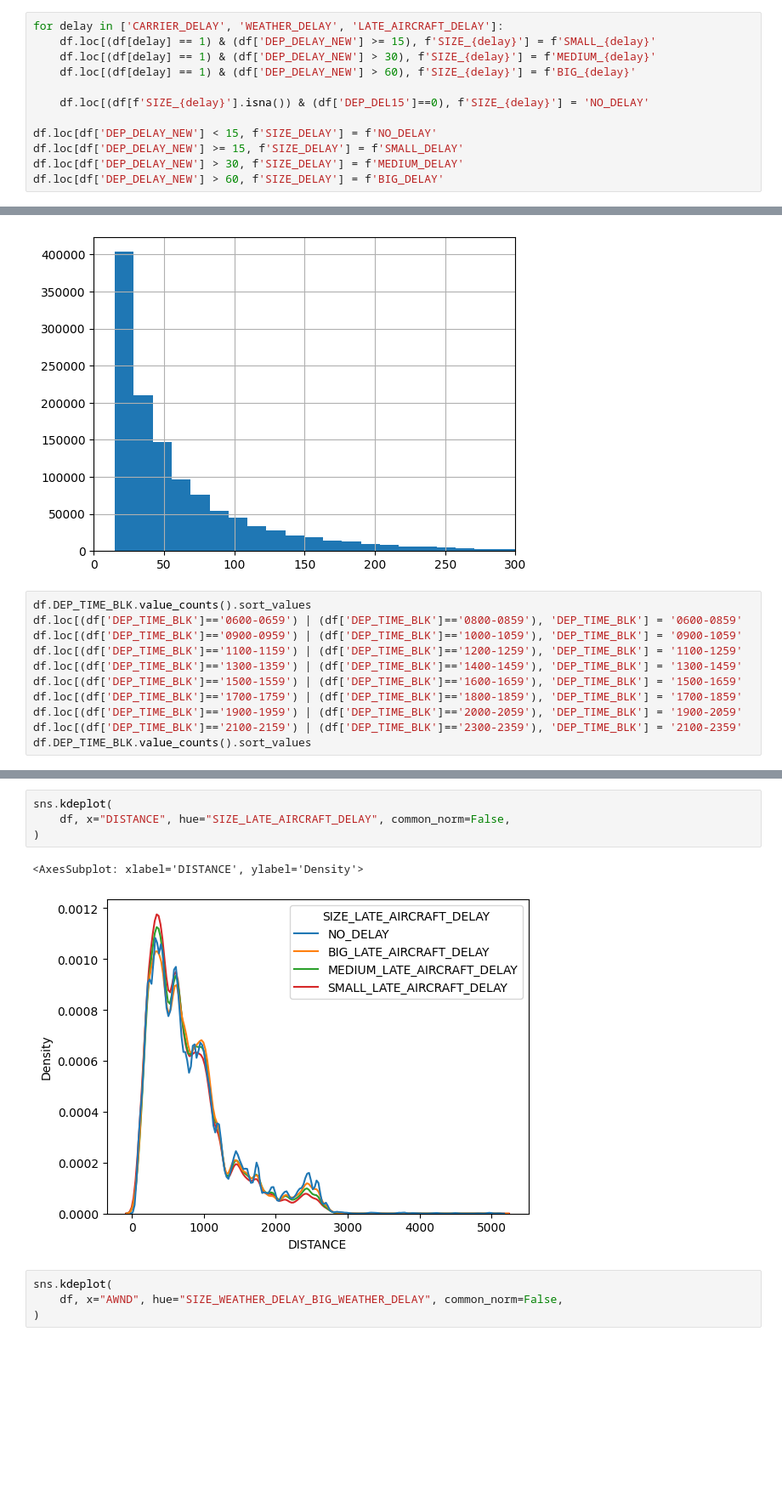
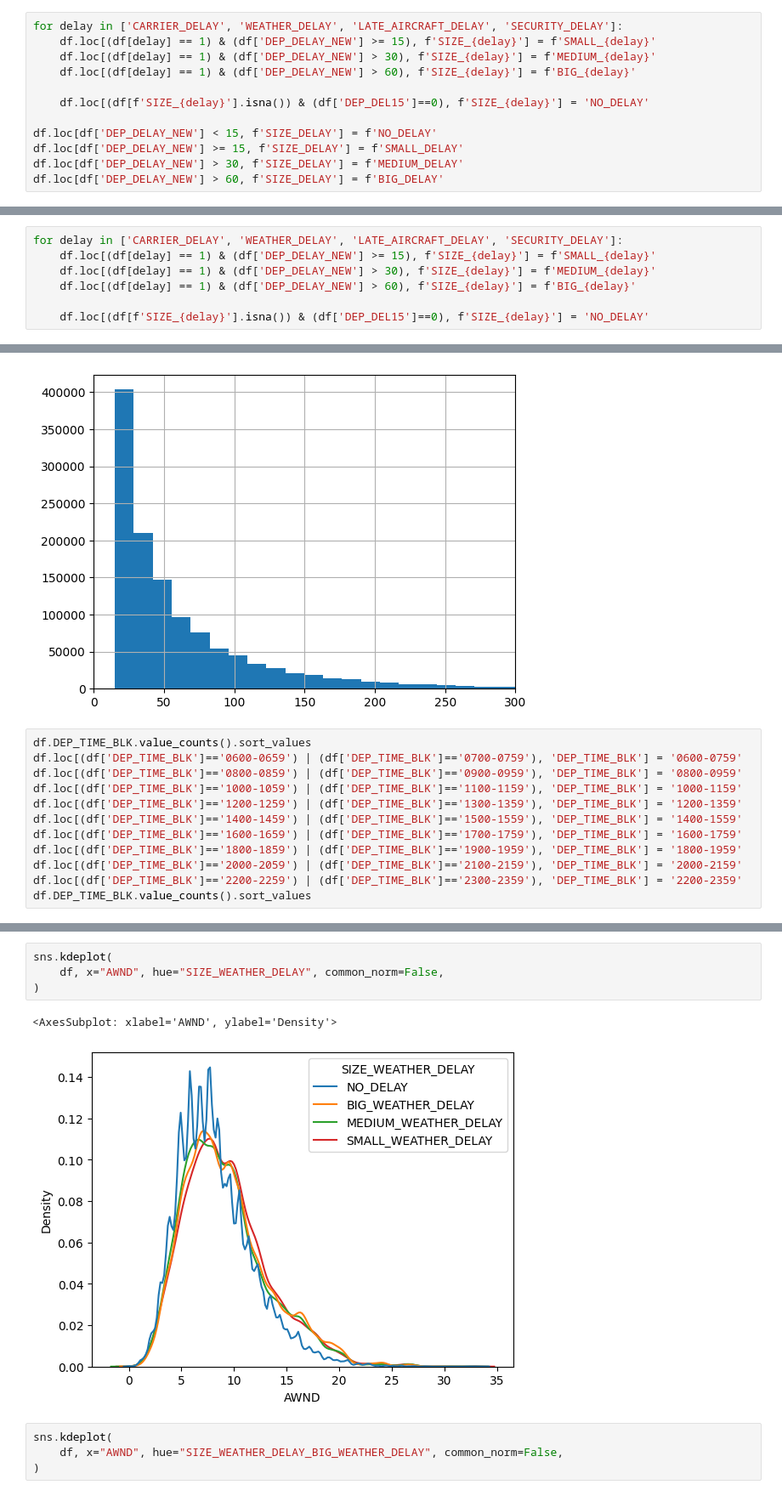
Before and after one commit to franciscapalacios/python_project, a Jupyter notebook: python_project.ipynb, the cells around one changed output, grey strips where cells are left out. Shown at 85% size. Drawn from its saved outputs; the diff is of its cells as text; blank space fills up the shorter version.

```diff
--- a/python_project.ipynb
+++ b/python_project.ipynb
@@ -80,7 +81,7 @@ df.loc[df['DEP_DEL15']==0, 'NAS_DELAY'] = 0
 df.loc[df['DEP_DEL15']==0, 'SECURITY_DELAY'] = 0
 df.loc[df['DEP_DEL15']==0, 'LATE_AIRCRAFT_DELAY'] = 0
 # %%
-for delay in ['CARRIER_DELAY', 'WEATHER_DELAY', 'LATE_AIRCRAFT_DELAY']:
+for delay in ['CARRIER_DELAY', 'WEATHER_DELAY', 'LATE_AIRCRAFT_DELAY', 'SECURITY_DELAY']:
     df.loc[(df[delay] == 1) & (df['DEP_DELAY_NEW'] >= 15), f'SIZE_{delay}'] = f'SMALL_{delay}'
     df.loc[(df[delay] == 1) & (df['DEP_DELAY_NEW'] > 30), f'SIZE_{delay}'] = f'MEDIUM_{delay}'
     df.loc[(df[delay] == 1) & (df['DEP_DELAY_NEW'] > 60), f'SIZE_{delay}'] = f'BIG_{delay}'
@@ -97,6 +98,13 @@ df = pd.get_dummies(df, columns=['SIZE_WEATHER_DELAY'])
 df = pd.get_dummies(df, columns=['SIZE_LATE_AIRCRAFT_DELAY'])
 
 df = df.fillna(0)
+# %%
+for delay in ['CARRIER_DELAY', 'WEATHER_DELAY', 'LATE_AIRCRAFT_DELAY', 'SECURITY_DELAY']:
+    df.loc[(df[delay] == 1) & (df['DEP_DELAY_NEW'] >= 15), f'SIZE_{delay}'] = f'SMALL_{delay}'
+    df.loc[(df[delay] == 1) & (df['DEP_DELAY_NEW'] > 30), f'SIZE_{delay}'] = f'MEDIUM_{delay}'
+    df.loc[(df[delay] == 1) & (df['DEP_DELAY_NEW'] > 60), f'SIZE_{delay}'] = f'BIG_{delay}'
+
+    df.loc[(df[f'SIZE_{delay}'].isna()) & (df['DEP_DEL15']==0), f'SIZE_{delay}'] = 'NO_DELAY'
 # %%
 df[df['DEP_DEL15']==1].describe()
 # %% [output]
@@ -174,13 +182,14 @@ plt.xlim(0,300)
 [figure]
 # %%
 df.DEP_TIME_BLK.value_counts().sort_values
-df.loc[(df['DEP_TIME_BLK']=='0600-0659') | (df['DEP_TIME_BLK']=='0800-0859'), 'DEP_TIME_BLK'] = '0600-0859'
-df.loc[(df['DEP_TIME_BLK']=='0900-0959') | (df['DEP_TIME_BLK']=='1000-1059'), 'DEP_TIME_BLK'] = '0900-1059'
-df.loc[(df['DEP_TIME_BLK']=='1100-1159') | (df['DEP_TIME_BLK']=='1200-1259'), 'DEP_TIME_BLK'] = '1100-1259'
-df.loc[(df['DEP_TIME_BLK']=='1300-1359') | (df['DEP_TIME_BLK']=='1400-1459'), 'DEP_TIME_BLK'] = '1300-1459'
-df.loc[(df['DEP_TIME_BLK']=='1500-1559') | (df['DEP_TIME_BLK']=='1600-1659'), 'DEP_TIME_BLK'] = '1500-1659'
-df.loc[(df['DEP_TIME_BLK']=='1700-1759') | (df['DEP_TIME_BLK']=='1800-1859'), 'DEP_TIME_BLK'] = '1700-1859'
-df.loc[(df['DEP_TIME_BLK']=='1900-1959') | (df['DEP_TIME_BLK']=='2000-2059'), 'DEP_TIME_BLK'] = '1900-2059'
-df.loc[(df['DEP_TIME_BLK']=='2100-2159') | (df['DEP_TIME_BLK']=='2300-2359'), 'DEP_TIME_BLK'] = '2100-2359'
+df.loc[(df['DEP_TIME_BLK']=='0600-0659') | (df['DEP_TIME_BLK']=='0700-0759'), 'DEP_TIME_BLK'] = '0600-0759'
+df.loc[(df['DEP_TIME_BLK']=='0800-0859') | (df['DEP_TIME_BLK']=='0900-0959'), 'DEP_TIME_BLK'] = '0800-0959'
+df.loc[(df['DEP_TIME_BLK']=='1000-1059') | (df['DEP_TIME_BLK']=='1100-1159'), 'DEP_TIME_BLK'] = '1000-1159'
+df.loc[(df['DEP_TIME_BLK']=='1200-1259') | (df['DEP_TIME_BLK']=='1300-1359'), 'DEP_TIME_BLK'] = '1200-1359'
+df.loc[(df['DEP_TIME_BLK']=='1400-1459') | (df['DEP_TIME_BLK']=='1500-1559'), 'DEP_TIME_BLK'] = '1400-1559'
+df.loc[(df['DEP_TIME_BLK']=='1600-1659') | (df['DEP_TIME_BLK']=='1700-1759'), 'DEP_TIME_BLK'] = '1600-1759'
+df.loc[(df['DEP_TIME_BLK']=='1800-1859') | (df['DEP_TIME_BLK']=='1900-1959'), 'DEP_TIME_BLK'] = '1800-1959'
+df.loc[(df['DEP_TIME_BLK']=='2000-2059') | (df['DEP_TIME_BLK']=='2100-2159'), 'DEP_TIME_BLK'] = '2000-2159'
+df.loc[(df['DEP_TIME_BLK']=='2200-2259') | (df['DEP_TIME_BLK']=='2300-2359'), 'DEP_TIME_BLK'] = '2200-2359'
 df.DEP_TIME_BLK.value_counts().sort_values
 # %% [output]
@@ -215,10 +232,10 @@ df
 # %%
 sns.kdeplot(
-    df, x="DISTANCE", hue="SIZE_LATE_AIRCRAFT_DELAY", common_norm=False,
+    df, x="AWND", hue="SIZE_WEATHER_DELAY", common_norm=False,
 )
 # %% [output]
-<AxesSubplot: xlabel='DISTANCE', ylabel='Density'>
+<AxesSubplot: xlabel='AWND', ylabel='Density'>
-[figure, old version]
+[figure, new version]
 # %%
 sns.kdeplot(
     df, x="AWND", hue="SIZE_WEATHER_DELAY_BIG_WEATHER_DELAY", common_norm=False,
```
Also changed, not shown: parts of 45 cells of this notebook.
